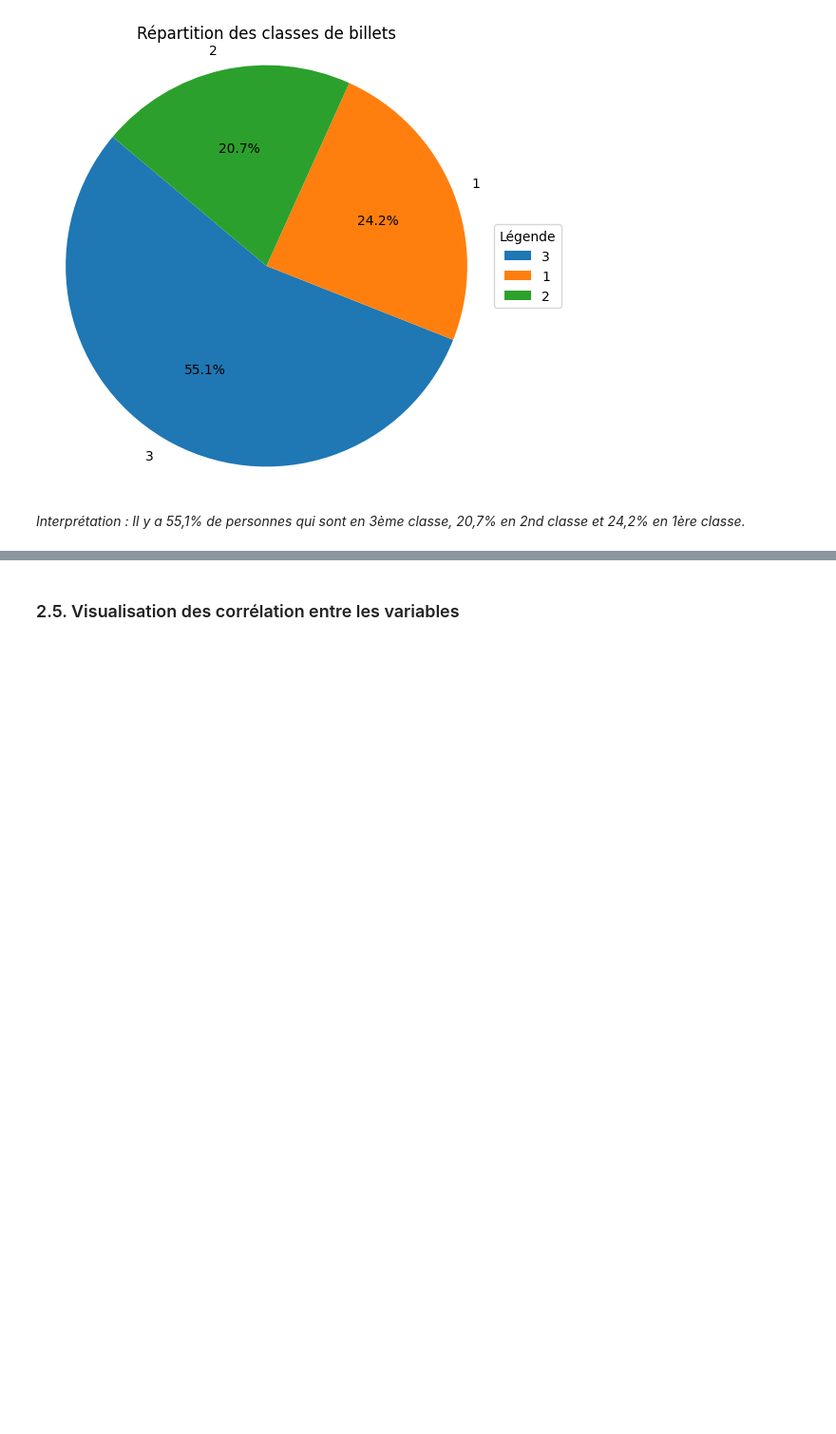
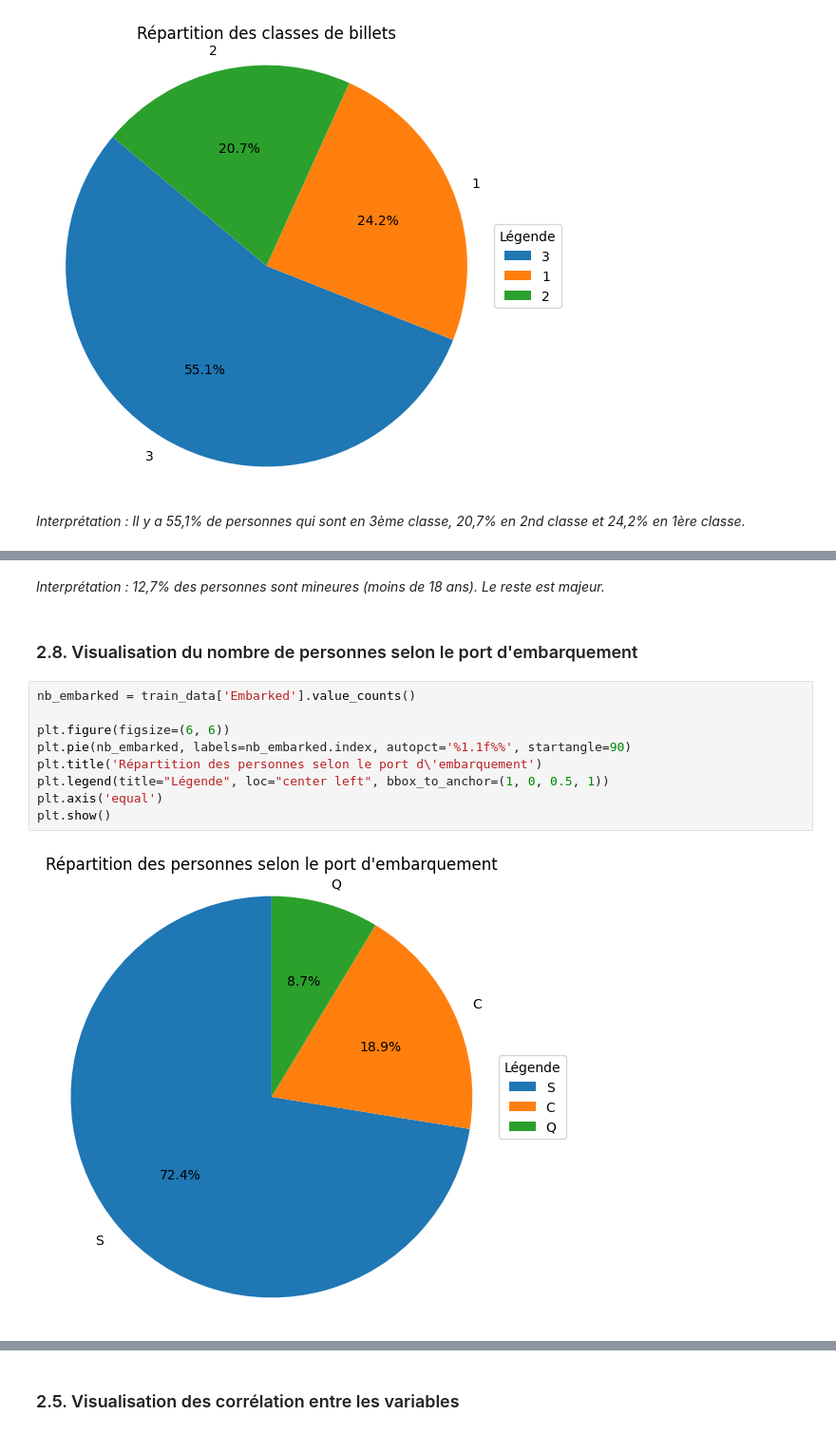
Before and after one commit to Gentlhug/kaggle-concours-titanic, a Jupyter notebook: titanic.ipynb, the cells around one changed output, grey strips where cells are left out. Shown at 95% size. Cells and saved outputs as stored; diff of their text form; blank space fills up the shorter version.

```diff
--- a/titanic.ipynb
+++ b/titanic.ipynb
@@ -240,0 +285,15 @@ plt.show()
+# %% [markdown]
+*Interprétation : 12,7% des personnes sont mineures (moins de 18 ans). Le reste est majeur.*
+# %% [markdown]
+### 2.8. Visualisation du nombre de personnes selon le port d'embarquement
+# %%
+nb_embarked = train_data['Embarked'].value_counts()
+
+plt.figure(figsize=(6, 6))
+plt.pie(nb_embarked, labels=nb_embarked.index, autopct='%1.1f%%', startangle=90)
+plt.title('Répartition des personnes selon le port d\'embarquement')
+plt.legend(title="Légende", loc="center left", bbox_to_anchor=(1, 0, 0.5, 1))
+plt.axis('equal')
+plt.show()
+# %% [output]
+[figure, added]
```
Also changed, not shown: parts of 13 cells of this notebook.
